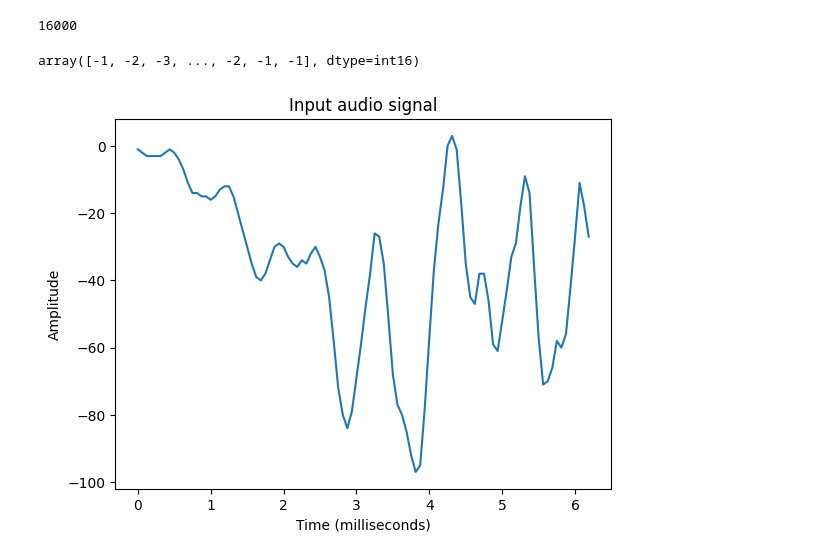
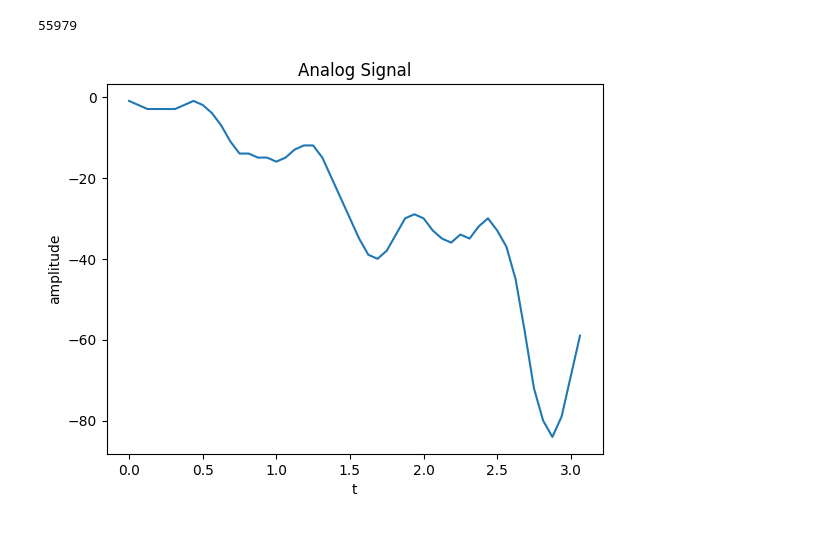
Before and after one commit to moez-rd/sinsis, a Jupyter notebook: notebook.ipynb, the cells around one changed output. Cells and saved outputs as stored; diff of their text form; code cells hidden in the pictures.

```diff
--- a/notebook.ipynb
+++ b/notebook.ipynb
@@ -4,11 +4,9 @@ import matplotlib.pyplot as plt
 from scipy.io import wavfile
 # %%
 frequency_sampling, audio_signal = wavfile.read("Tonmoy 07.wav")
+print(len(audio_signal))
+audio_signal = audio_signal[:50]
+t = 1000 * np.arange(0, len(audio_signal), 1) / float(frequency_sampling)
+x = audio_signal
+# %% [output]
+55979
-# %%
-frequency_sampling
-# %% [output]
-16000
-# %%
-audio_signal
-# %% [output]
-array([-1, -2, -3, ..., -2, -1, -1], dtype=int16)
@@ -18,9 +13,9 @@ time_axis = 1000 * np.arange(0, len(audio_signal), 1) / float(frequency_sampling
 # %%
-plt.plot(time_axis, audio_signal)
-plt.xlabel('Time (milliseconds)')
-plt.ylabel('Amplitude')
-plt.title('Input audio signal')
+plt.plot(t, x)
+plt.title('Analog Signal')
+plt.xlabel('t')
+plt.ylabel('amplitude')
 plt.show()
 # %% [output]
-[figure, old version]
+[figure, new version]
 # %%
```
Also changed, not shown: parts of 5 cells of this notebook, 3 other files.
